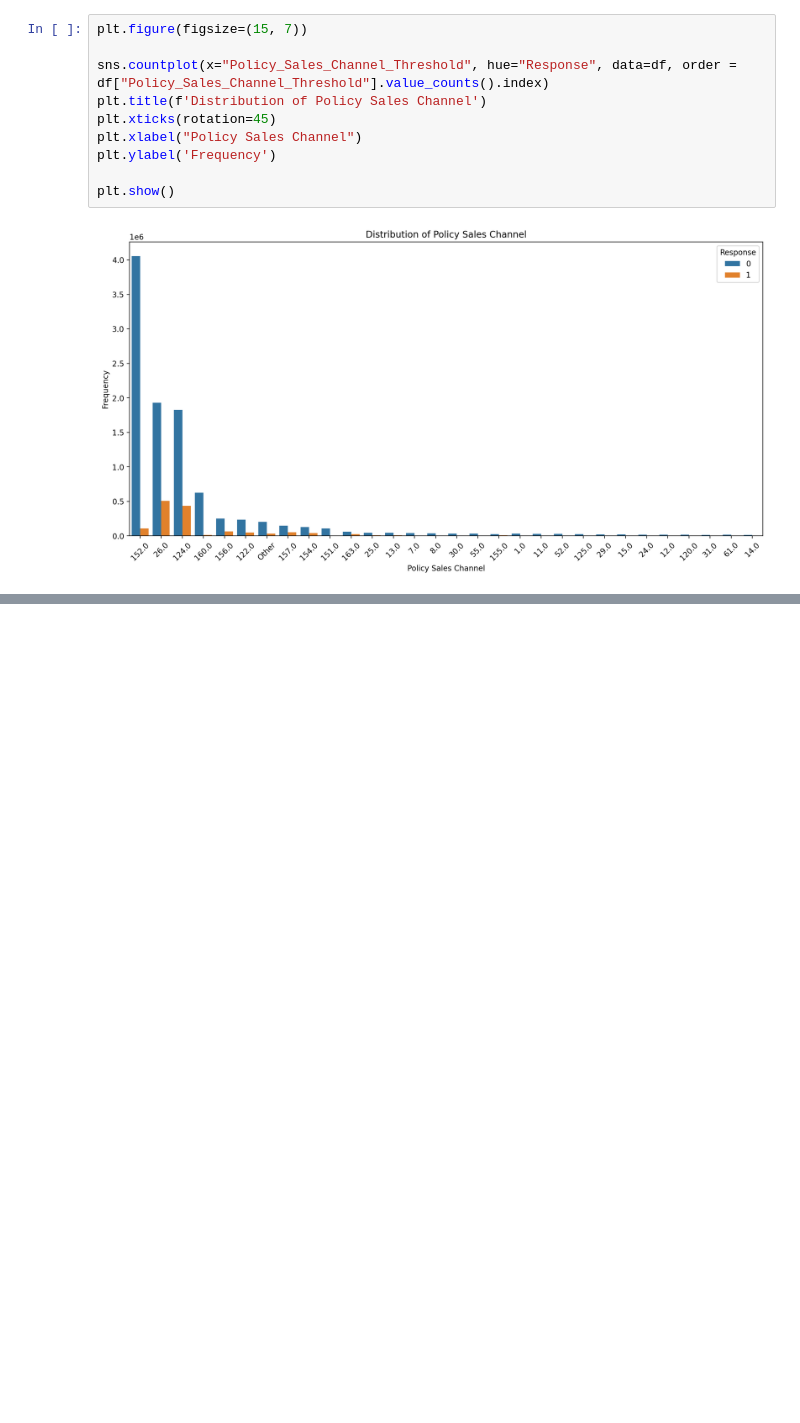
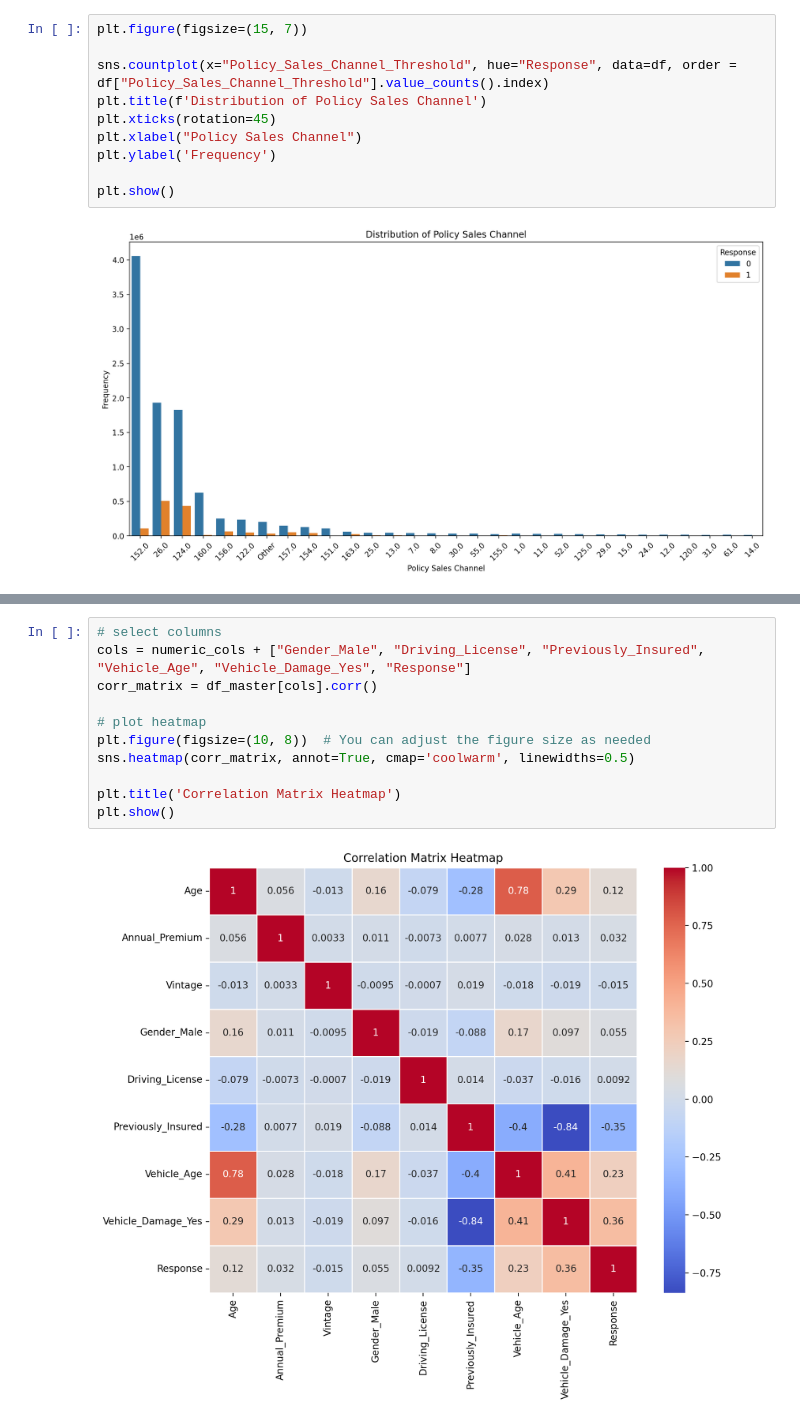
Before and after one commit to sailormarc/insurance-cross-selling, a Jupyter notebook: code/EDA.ipynb, the cells around one changed output, grey strips where cells are left out. Drawn from its saved outputs; the diff is of its cells as text; blank space fills up the shorter version.

```diff
--- a/code/EDA.ipynb
+++ b/code/EDA.ipynb
@@ -526,0 +598,13 @@ To do:
+# %%
+# select columns
+cols = numeric_cols + ["Gender_Male", "Driving_License", "Previously_Insured", "Vehicle_Age", "Vehicle_Damage_Yes", "Response"]
+corr_matrix = df_master[cols].corr()
+
+# plot heatmap
+plt.figure(figsize=(10, 8))  # You can adjust the figure size as needed
+sns.heatmap(corr_matrix, annot=True, cmap='coolwarm', linewidths=0.5)
+
+plt.title('Correlation Matrix Heatmap')
+plt.show()
+# %% [output]
+[figure, added]
```
Also changed, not shown: parts of 25 cells of this notebook, 1 other file.
